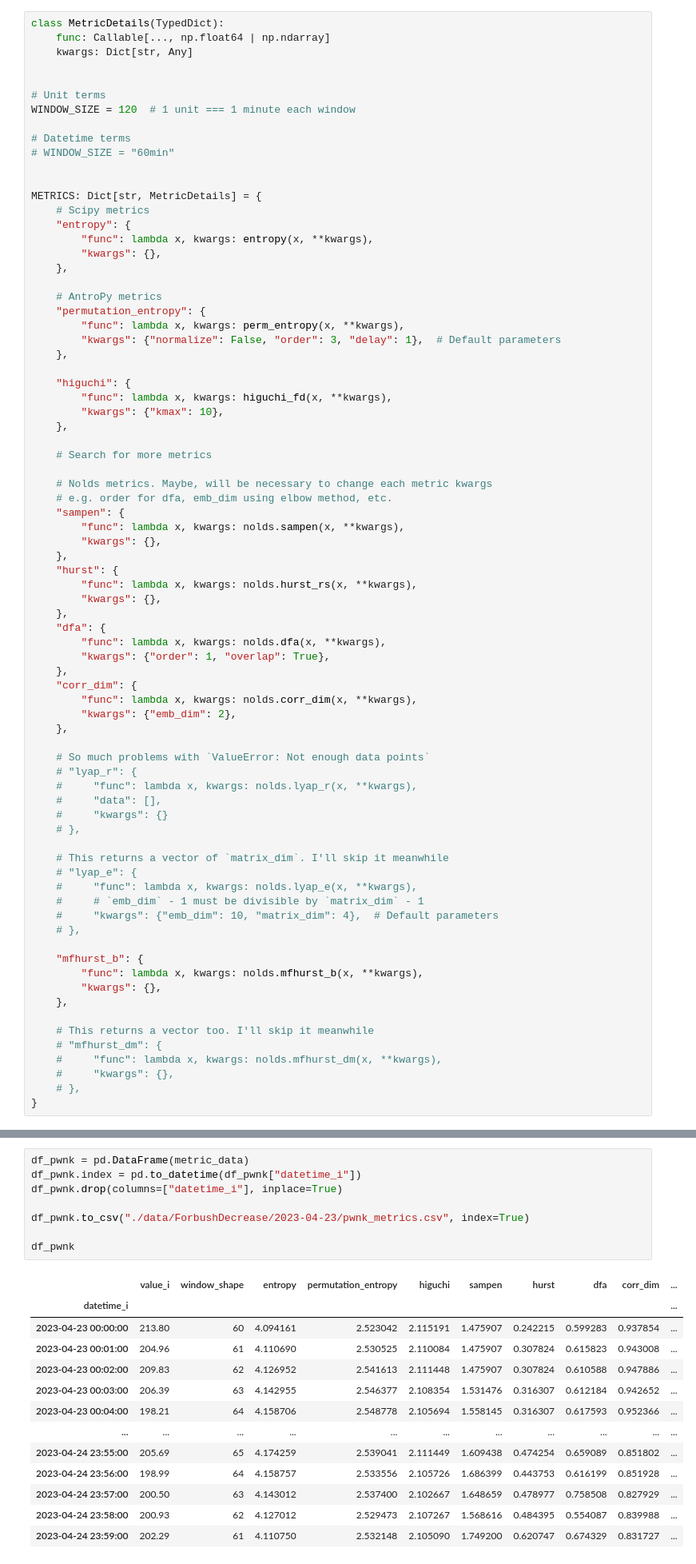
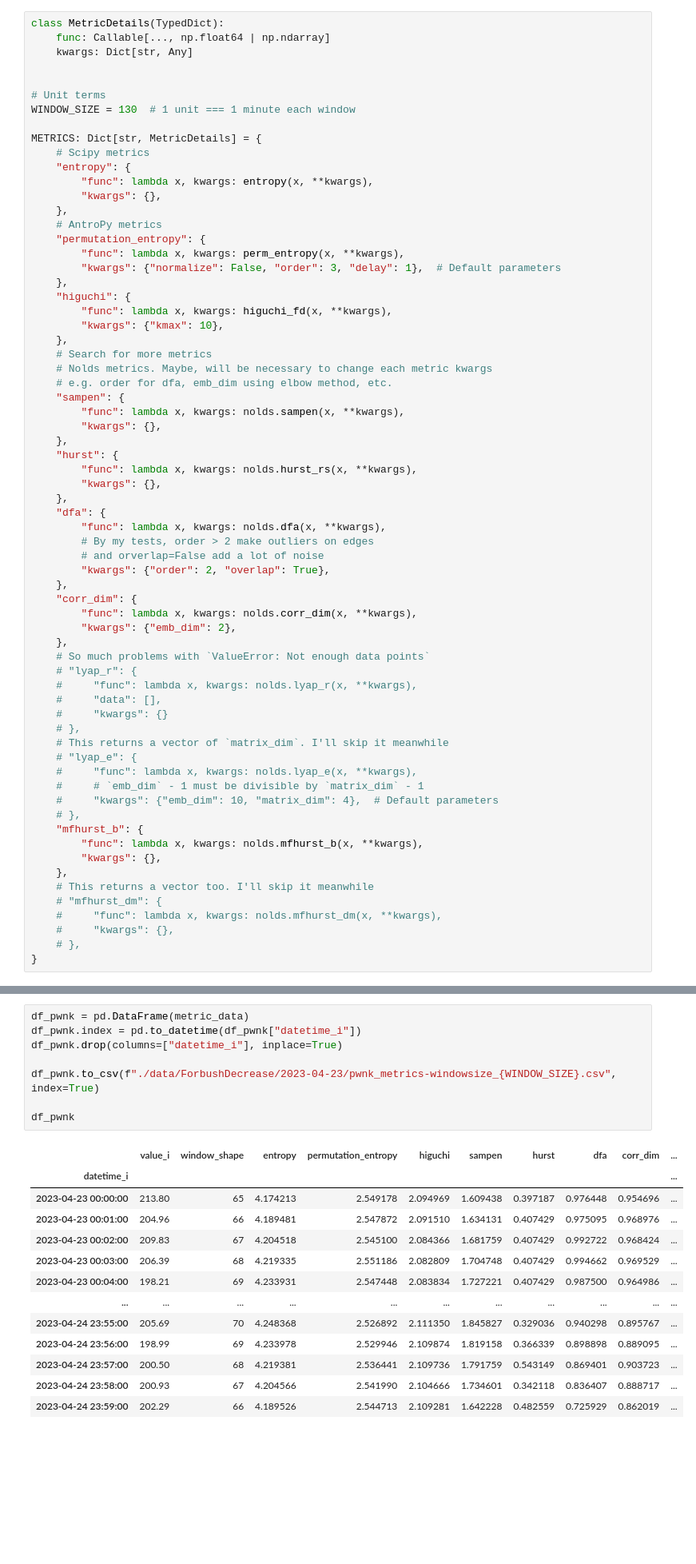
Before and after one commit to dosquisd/NMDB, a Jupyter notebook: 002_calc_some_metrics.ipynb, the cells around one changed output, grey strips where cells are left out. Shown: that part at 80% size. Drawn from its saved outputs; the diff is of its cells as text; blank space fills up the shorter version.

```diff
--- a/002_calc_some_metrics.ipynb
+++ b/002_calc_some_metrics.ipynb
@@ -65,11 +65,7 @@ class MetricDetails(TypedDict):
 
 
 # Unit terms
-WINDOW_SIZE = 120  # 1 unit === 1 minute each window
-
-# Datetime terms
-# WINDOW_SIZE = "60min"
-
+WINDOW_SIZE = 130  # 1 unit === 1 minute each window
 
 METRICS: Dict[str, MetricDetails] = {
     # Scipy metrics
@@ -77,20 +73,16 @@ METRICS: Dict[str, MetricDetails] = {
         "func": lambda x, kwargs: entropy(x, **kwargs),
         "kwargs": {},
     },
-
     # AntroPy metrics
     "permutation_entropy": {
         "func": lambda x, kwargs: perm_entropy(x, **kwargs),
         "kwargs": {"normalize": False, "order": 3, "delay": 1},  # Default parameters
     },
-
     "higuchi": {
         "func": lambda x, kwargs: higuchi_fd(x, **kwargs),
         "kwargs": {"kmax": 10},
     },
-
     # Search for more metrics
-
     # Nolds metrics. Maybe, will be necessary to change each metric kwargs
     # e.g. order for dfa, emb_dim using elbow method, etc.
     "sampen": {
@@ -103,32 +95,30 @@ METRICS: Dict[str, MetricDetails] = {
     },
     "dfa": {
         "func": lambda x, kwargs: nolds.dfa(x, **kwargs),
-        "kwargs": {"order": 1, "overlap": True},
+        # By my tests, order > 2 make outliers on edges
+        # and orverlap=False add a lot of noise
+        "kwargs": {"order": 2, "overlap": True},
     },
     "corr_dim": {
         "func": lambda x, kwargs: nolds.corr_dim(x, **kwargs),
         "kwargs": {"emb_dim": 2},
     },
-
     # So much problems with `ValueError: Not enough data points`
     # "lyap_r": {
     #     "func": lambda x, kwargs: nolds.lyap_r(x, **kwargs),
     #     "data": [],
     #     "kwargs": {}
     # },
-
     # This returns a vector of `matrix_dim`. I'll skip it meanwhile
     # "lyap_e": {
     #     "func": lambda x, kwargs: nolds.lyap_e(x, **kwargs),
     #     # `emb_dim` - 1 must be divisible by `matrix_dim` - 1
     #     "kwargs": {"emb_dim": 10, "matrix_dim": 4},  # Default parameters
     # },
-
     "mfhurst_b": {
         "func": lambda x, kwargs: nolds.mfhurst_b(x, **kwargs),
         "kwargs": {},
     },
-
     # This returns a vector too. I'll skip it meanwhile
     # "mfhurst_dm": {
     #     "func": lambda x, kwargs: nolds.mfhurst_dm(x, **kwargs),
@@ -186,25 +176,25 @@ with warnings.catch_warnings(record=True) as w:
 # %%
 df_pwnk = pd.DataFrame(metric_data)
 df_pwnk.index = pd.to_datetime(df_pwnk["datetime_i"])
 df_pwnk.drop(columns=["datetime_i"], inplace=True)
 
-df_pwnk.to_csv("./data/ForbushDecrease/2023-04-23/pwnk_metrics.csv", index=True)
+df_pwnk.to_csv(f"./data/ForbushDecrease/2023-04-23/pwnk_metrics-windowsize_{WINDOW_SIZE}.csv", index=True)
 
 df_pwnk
 # %% [output]
 |  | value_i | window_shape | entropy | permutation_entropy | higuchi | sampen | hurst | dfa | corr_dim | ... |
 | datetime_i |  |  |  |  |  |  |  |  |  | ... |
-| 2023-04-23 00:00:00 | 213.80 | 60 | 4.094161 | 2.523042 | 2.115191 | 1.475907 | 0.242215 | 0.599283 | 0.937854 | ... |
-| 2023-04-23 00:01:00 | 204.96 | 61 | 4.110690 | 2.530525 | 2.110084 | 1.475907 | 0.307824 | 0.615823 | 0.943008 | ... |
-| 2023-04-23 00:02:00 | 209.83 | 62 | 4.126952 | 2.541613 | 2.111448 | 1.475907 | 0.307824 | 0.610588 | 0.947886 | ... |
-| 2023-04-23 00:03:00 | 206.39 | 63 | 4.142955 | 2.546377 | 2.108354 | 1.531476 | 0.316307 | 0.612184 | 0.942652 | ... |
-| 2023-04-23 00:04:00 | 198.21 | 64 | 4.158706 | 2.548778 | 2.105694 | 1.558145 | 0.316307 | 0.617593 | 0.952366 | ... |
+| 2023-04-23 00:00:00 | 213.80 | 65 | 4.174213 | 2.549178 | 2.094969 | 1.609438 | 0.397187 | 0.976448 | 0.954696 | ... |
+| 2023-04-23 00:01:00 | 204.96 | 66 | 4.189481 | 2.547872 | 2.091510 | 1.634131 | 0.407429 | 0.975095 | 0.968976 | ... |
+| 2023-04-23 00:02:00 | 209.83 | 67 | 4.204518 | 2.545100 | 2.084366 | 1.681759 | 0.407429 | 0.992722 | 0.968424 | ... |
+| 2023-04-23 00:03:00 | 206.39 | 68 | 4.219335 | 2.551186 | 2.082809 | 1.704748 | 0.407429 | 0.994662 | 0.969529 | ... |
+| 2023-04-23 00:04:00 | 198.21 | 69 | 4.233931 | 2.547448 | 2.083834 | 1.727221 | 0.407429 | 0.987500 | 0.964986 | ... |
 | ... | ... | ... | ... | ... | ... | ... | ... | ... | ... | ... |
-| 2023-04-24 23:55:00 | 205.69 | 65 | 4.174259 | 2.539041 | 2.111449 | 1.609438 | 0.474254 | 0.659089 | 0.851802 | ... |
-| 2023-04-24 23:56:00 | 198.99 | 64 | 4.158757 | 2.533556 | 2.105726 | 1.686399 | 0.443753 | 0.616199 | 0.851928 | ... |
-| 2023-04-24 23:57:00 | 200.50 | 63 | 4.143012 | 2.537400 | 2.102667 | 1.648659 | 0.478977 | 0.758508 | 0.827929 | ... |
-| 2023-04-24 23:58:00 | 200.93 | 62 | 4.127012 | 2.529473 | 2.107267 | 1.568616 | 0.484395 | 0.554087 | 0.839988 | ... |
-| 2023-04-24 23:59:00 | 202.29 | 61 | 4.110750 | 2.532148 | 2.105090 | 1.749200 | 0.620747 | 0.674329 | 0.831727 | ... |
+| 2023-04-24 23:55:00 | 205.69 | 70 | 4.248368 | 2.526892 | 2.111350 | 1.845827 | 0.329036 | 0.940298 | 0.895767 | ... |
+| 2023-04-24 23:56:00 | 198.99 | 69 | 4.233978 | 2.529946 | 2.109874 | 1.819158 | 0.366339 | 0.898898 | 0.889095 | ... |
+| 2023-04-24 23:57:00 | 200.50 | 68 | 4.219381 | 2.536441 | 2.109736 | 1.791759 | 0.543149 | 0.869401 | 0.903723 | ... |
+| 2023-04-24 23:58:00 | 200.93 | 67 | 4.204566 | 2.541990 | 2.104666 | 1.734601 | 0.342118 | 0.836407 | 0.888717 | ... |
+| 2023-04-24 23:59:00 | 202.29 | 66 | 4.189526 | 2.544713 | 2.109281 | 1.642228 | 0.482559 | 0.725929 | 0.862019 | ... |
 2880 rows × 10 columns
 # %% [markdown]
 ## Plot everything
```
Also changed, not shown: parts of 3 cells of this notebook, 2 other files.
